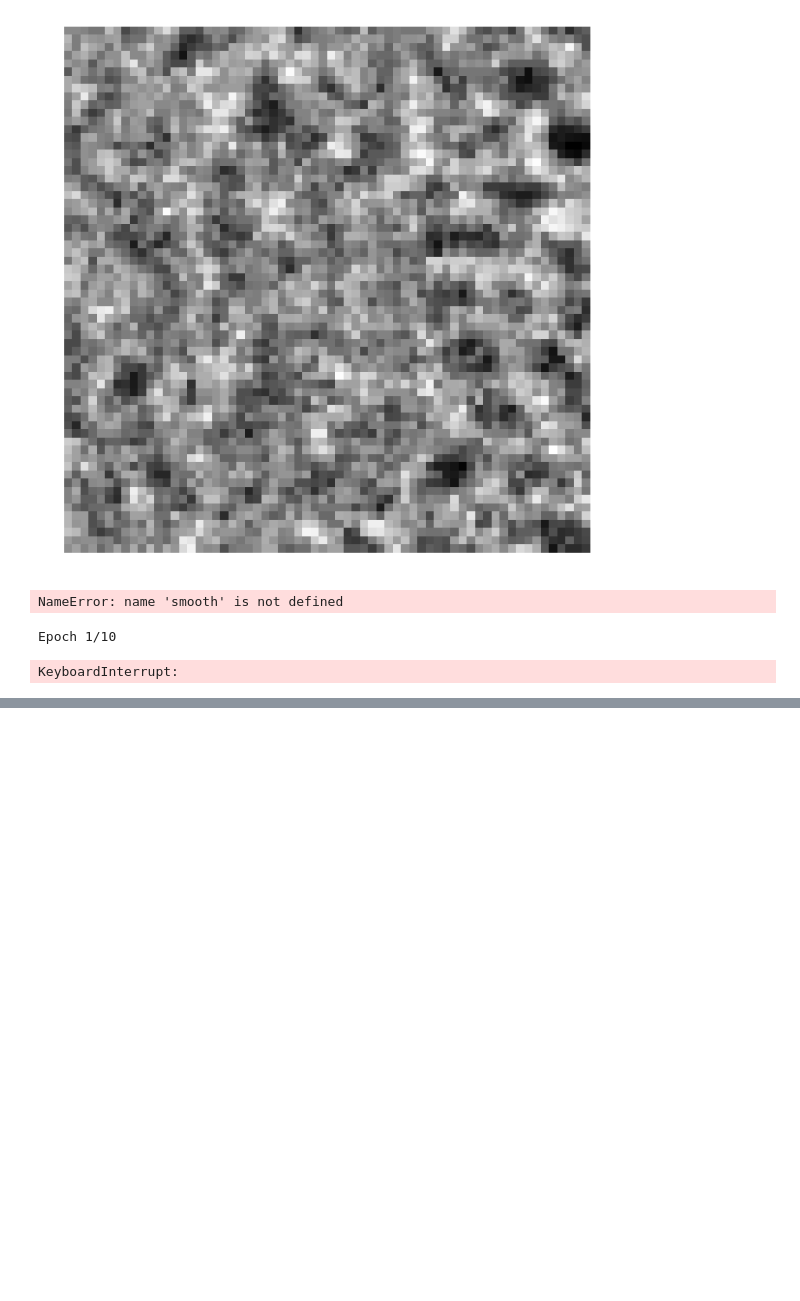
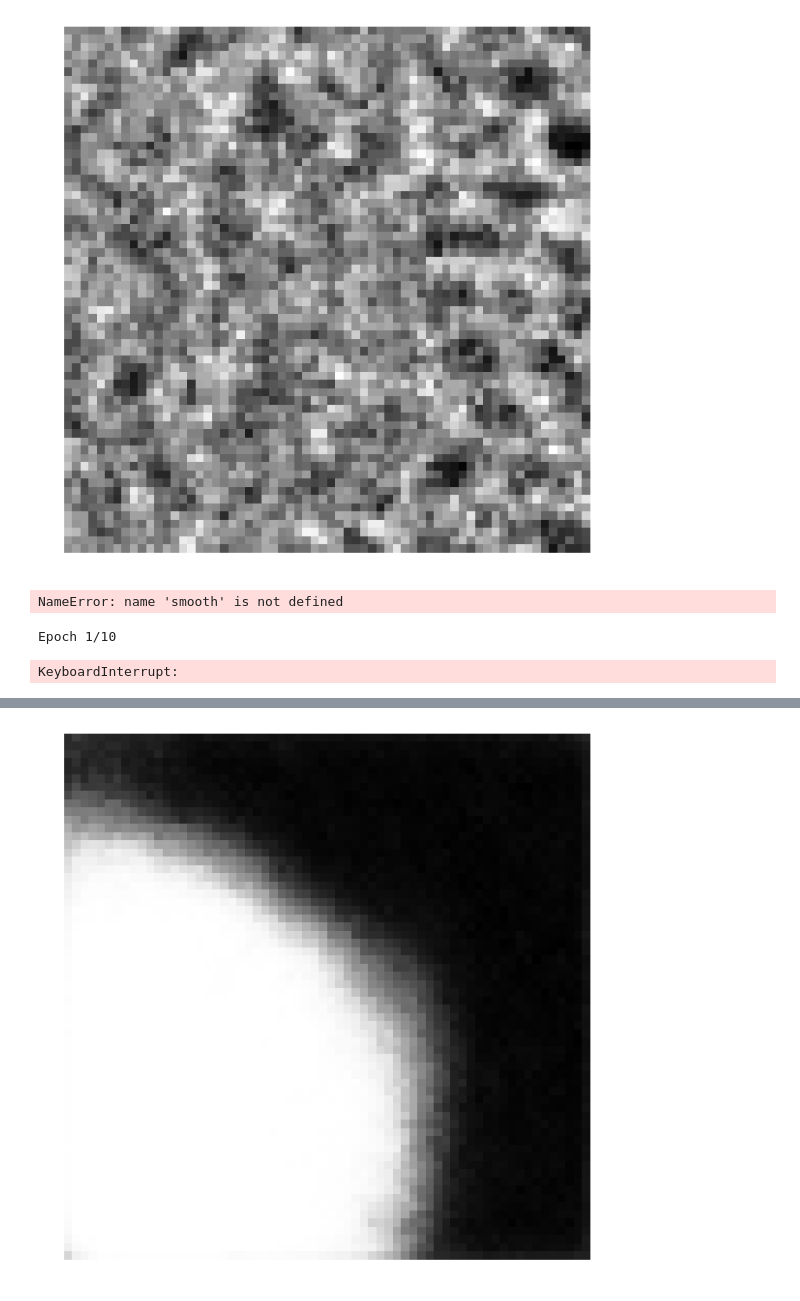
Before and after one commit to sbarton272/particleRecognition, a Jupyter notebook: classfier_builds/CNN_Build_2.ipynb, the cells around one changed output, grey strips where cells are left out. Cells and saved outputs as stored; diff of their text form; code cells hidden in the pictures; blank space fills up the shorter version.

Commit message:
created way to reconstruct from image slices

```diff
--- a/classfier_builds/CNN_Build_2.ipynb
+++ b/classfier_builds/CNN_Build_2.ipynb
@@ -427,0 +437,6 @@ KeyboardInterrupt:
+# %%
+model = get_unet_1024((64,64,1))
+# %%
+model.load_weights('models/second_trained_model_unet2_weights.h5')
+# %%
+predicted_masks = model.predict(testX[:100],batch_size=1,verbose=1)
@@ -427,0 +445,4 @@ KeyboardInterrupt:
+# %%
+imm(predicted_masks[5,:,:,:].reshape([64,64]))
+# %% [output]
+[figure, added]
```
Also changed, not shown: parts of 9 cells of this notebook, 3 other files.
